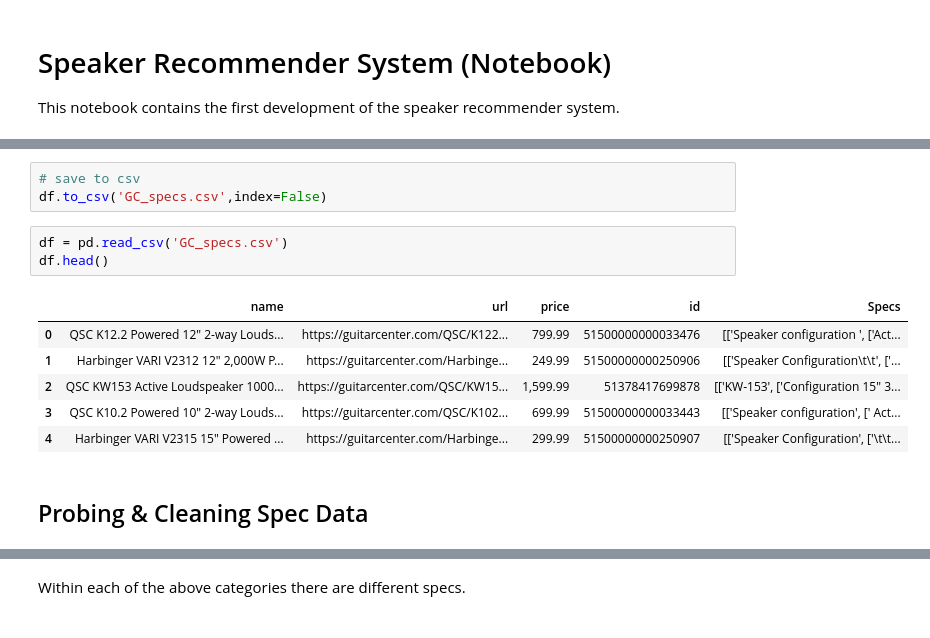
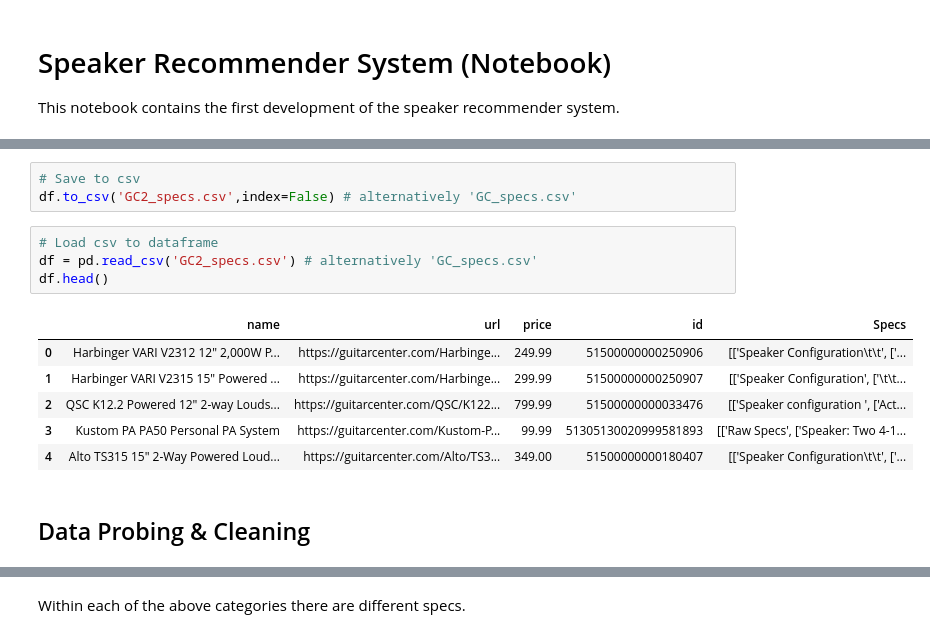
Before and after one commit to Tamiro2019/Speaker_Recommender, a Jupyter notebook: Speaker_Recommender.ipynb, the cells around one changed output, grey strips where cells are left out. Cells and saved outputs as stored; diff of their text form.

```diff
--- a/Speaker_Recommender.ipynb
+++ b/Speaker_Recommender.ipynb
@@ -173,16 +258,17 @@ df = df[df.astype(str)['Specs'] != '[]']
 # %%
-# save to csv
-df.to_csv('GC_specs.csv',index=False)
+# Save to csv
+df.to_csv('GC2_specs.csv',index=False) # alternatively 'GC_specs.csv'
 # %%
-df = pd.read_csv('GC_specs.csv')
+# Load csv to dataframe
+df = pd.read_csv('GC2_specs.csv') # alternatively 'GC_specs.csv'
 df.head()
 # %% [output]
 |  | name | url | price | id | Specs |
-| 0 | QSC K12.2 Powered 12" 2-way Louds... | https://guitarcenter.com/QSC/K122... | 799.99 | 51500000000033476 | [['Speaker configuration ', ['Act... |
-| 1 | Harbinger VARI V2312 12" 2,000W P... | https://guitarcenter.com/Harbinge... | 249.99 | 51500000000250906 | [['Speaker Configuration\t\t', ['... |
-| 2 | QSC KW153 Active Loudspeaker 1000... | https://guitarcenter.com/QSC/KW15... | 1,599.99 | 51378417699878 | [['KW-153', ['Configuration 15" 3... |
-| 3 | QSC K10.2 Powered 10" 2-way Louds... | https://guitarcenter.com/QSC/K102... | 699.99 | 51500000000033443 | [['Speaker configuration', [' Act... |
-| 4 | Harbinger VARI V2315 15" Powered ... | https://guitarcenter.com/Harbinge... | 299.99 | 51500000000250907 | [['Speaker Configuration', ['\t\t... |
+| 0 | Harbinger VARI V2312 12" 2,000W P... | https://guitarcenter.com/Harbinge... | 249.99 | 51500000000250906 | [['Speaker Configuration\t\t', ['... |
+| 1 | Harbinger VARI V2315 15" Powered ... | https://guitarcenter.com/Harbinge... | 299.99 | 51500000000250907 | [['Speaker Configuration', ['\t\t... |
+| 2 | QSC K12.2 Powered 12" 2-way Louds... | https://guitarcenter.com/QSC/K122... | 799.99 | 51500000000033476 | [['Speaker configuration ', ['Act... |
+| 3 | Kustom PA PA50 Personal PA System | https://guitarcenter.com/Kustom-P... | 99.99 | 51305130020999581893 | [['Raw Specs', ['Speaker: Two 4-1... |
+| 4 | Alto TS315 15" 2-Way Powered Loud... | https://guitarcenter.com/Alto/TS3... | 349.00 | 51500000000180407 | [['Speaker Configuration\t\t', ['... |
 # %% [markdown]
-## Probing & Cleaning Spec Data
+## Data Probing & Cleaning
 # %%
```
Also changed, not shown: parts of 65 cells of this notebook, 4 other files.
